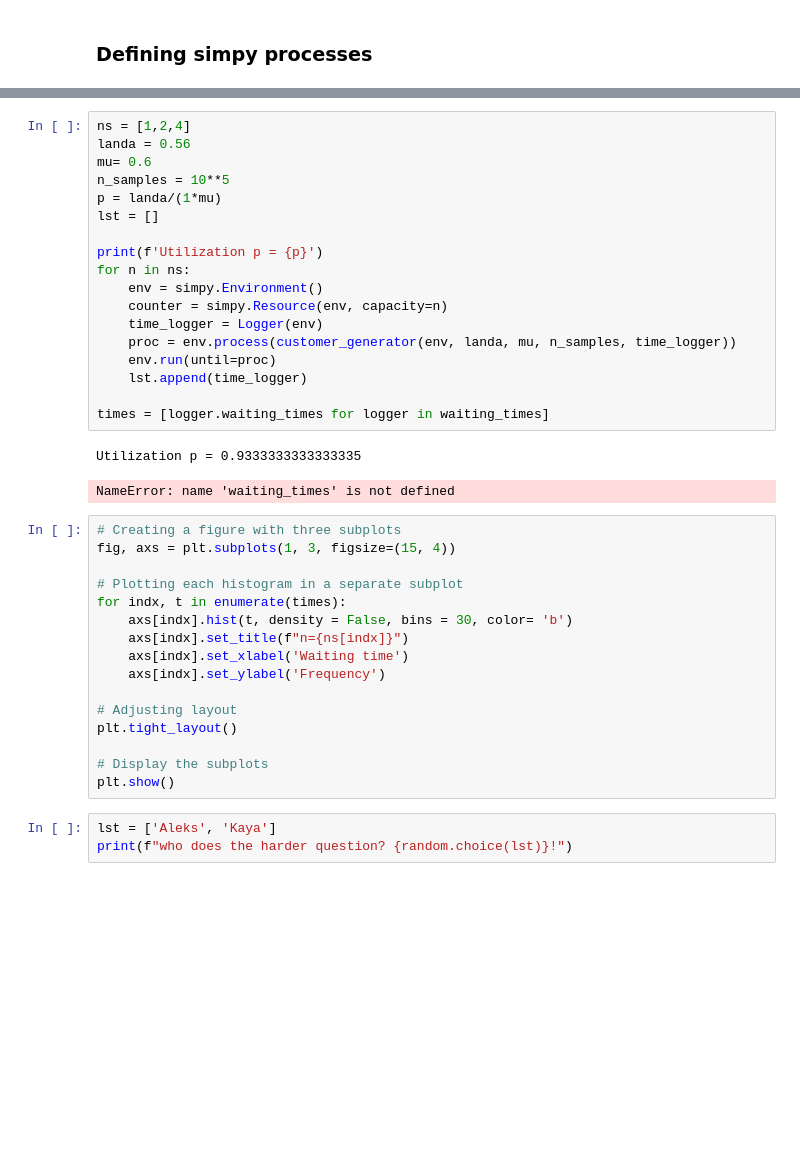
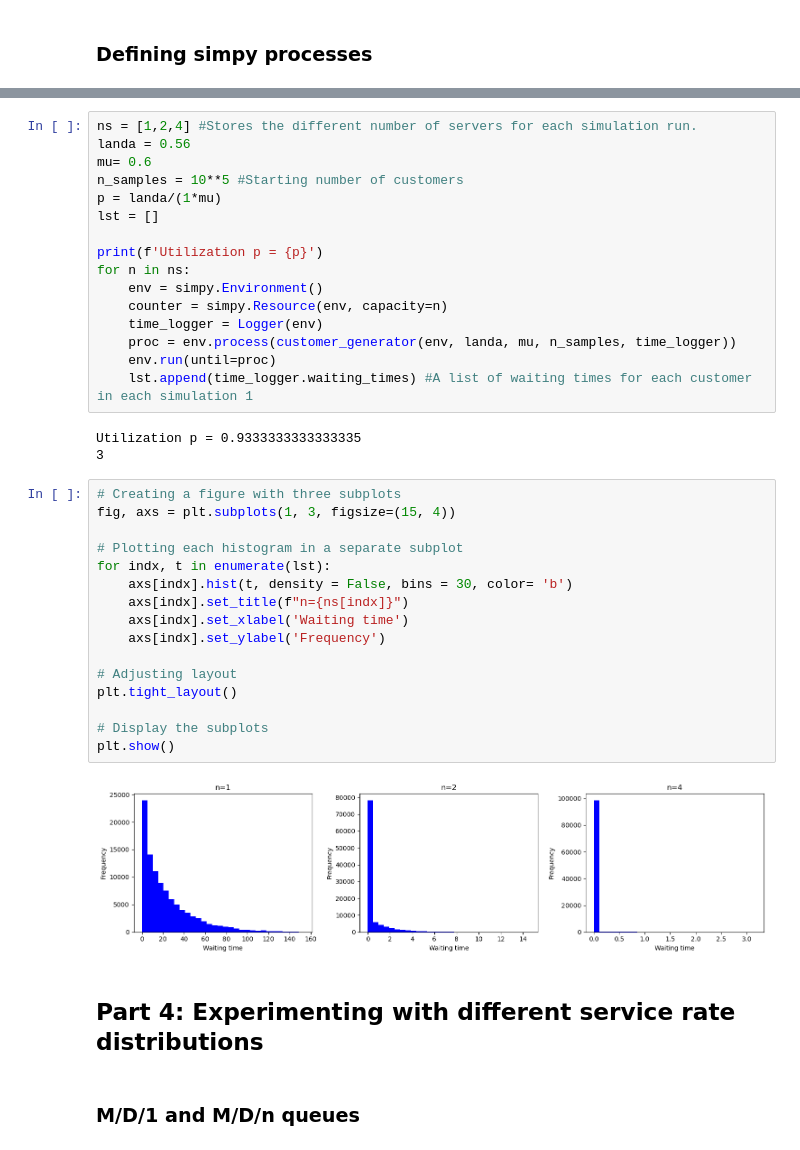
Before and after one commit to AleksSliw/Stochastic-modelling, a Jupyter notebook: assignment2.ipynb, the cells around one changed output, grey strips where cells are left out. Drawn from its saved outputs; the diff is of its cells as text; blank space fills up the shorter version.

```diff
--- a/assignment2.ipynb
+++ b/assignment2.ipynb
@@ -58,9 +58,9 @@ def multiple_n_runs(landa, mu, ns, n_samples):
     return time_logs
 # %%
-ns = [1,2,4]
+ns = [1,2,4] #Stores the different number of servers for each simulation run.
 landa = 0.56
 mu= 0.6
-n_samples = 10**5
+n_samples = 10**5 #Starting number of customers
 p = landa/(1*mu)
 lst = []
 
@@ -71,28 +71,29 @@ for n in ns:
     time_logger = Logger(env)
     proc = env.process(customer_generator(env, landa, mu, n_samples, time_logger))
     env.run(until=proc)
-    lst.append(time_logger)
-
-times = [logger.waiting_times for logger in waiting_times]
+    lst.append(time_logger.waiting_times) #A list of waiting times for each customer in each simulation 1
 # %% [output]
 Utilization p = 0.9333333333333335
+3
-NameError: name 'waiting_times' is not defined
 # %%
 # Creating a figure with three subplots
 fig, axs = plt.subplots(1, 3, figsize=(15, 4))
 
 # Plotting each histogram in a separate subplot
-for indx, t in enumerate(times):
+for indx, t in enumerate(lst):
     axs[indx].hist(t, density = False, bins = 30, color= 'b')
     axs[indx].set_title(f"n={ns[indx]}")
     axs[indx].set_xlabel('Waiting time')
     axs[indx].set_ylabel('Frequency')
 
 # Adjusting layout
 plt.tight_layout()
 
 # Display the subplots
 plt.show()
+# %% [output]
+[figure, added]
-# %%
-lst = ['Aleks', 'Kaya']
-print(f"who does the harder question? {random.choice(lst)}!")
+# %% [markdown]
+## Part 4: Experimenting with different service rate distributions
+# %% [markdown]
+### M/D/1 and M/D/n queues
```
Also changed, not shown: parts of 6 cells of this notebook.
